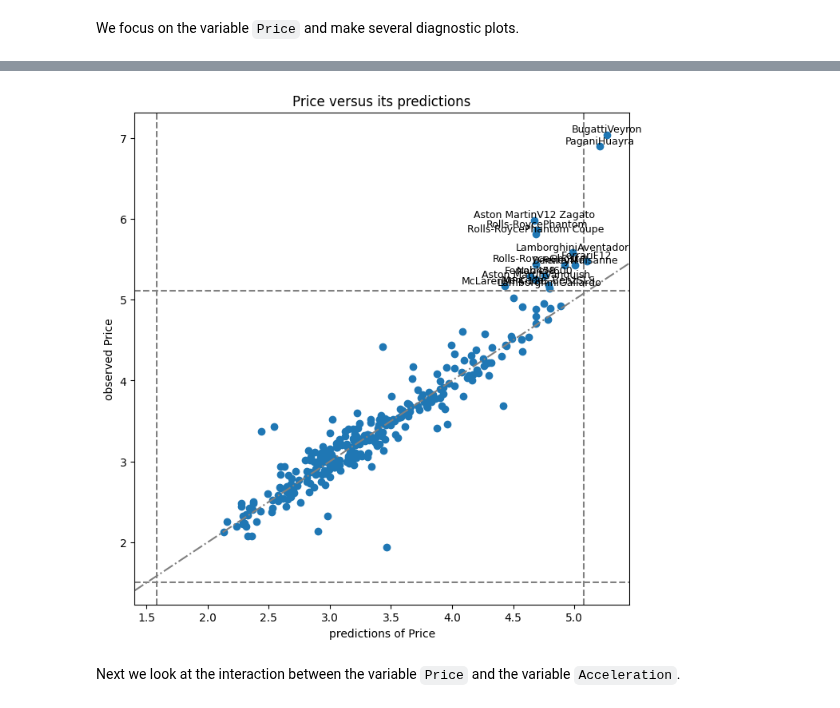
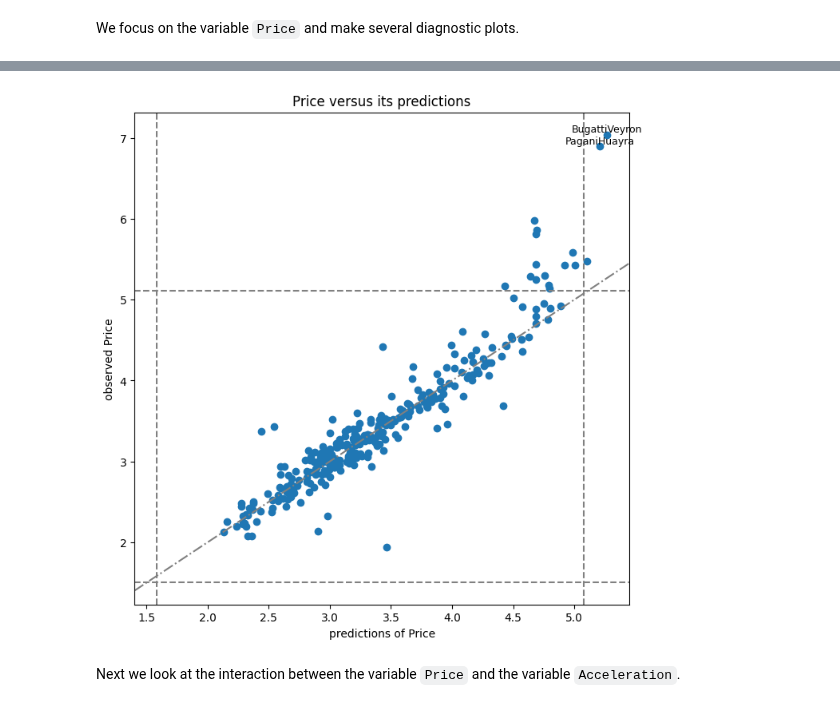
Before and after one commit to STAN-UAntwerp/robpy, a Jupyter notebook: docs/source/notebooks/cellmcd.ipynb, the cells around one changed output, grey strips where cells are left out. Saved outputs shown, nothing was run; the diff lists cells and outputs as text; code cells hidden in the pictures.

```diff
--- a/docs/source/notebooks/cellmcd.ipynb
+++ b/docs/source/notebooks/cellmcd.ipynb
@@ -81,13 +87,14 @@ plt.show()
 # %%
 cellmcd.cell_MCD_plot(
     variable=variable,
     variable_name=variable_name,
     row_names=car_models,
     plottype="variable_vs_predictions",
+    annotation_quantile=0.99999
 )
 plt.show()
 # %% [output]
-[figure, old version]
+[figure, new version]
 # %% [markdown]
 Next we look at the interaction between the variable `Price` and the variable `Acceleration`.
 # %%
```
Also changed, not shown: parts of 4 cells of this notebook, 2 other files.
